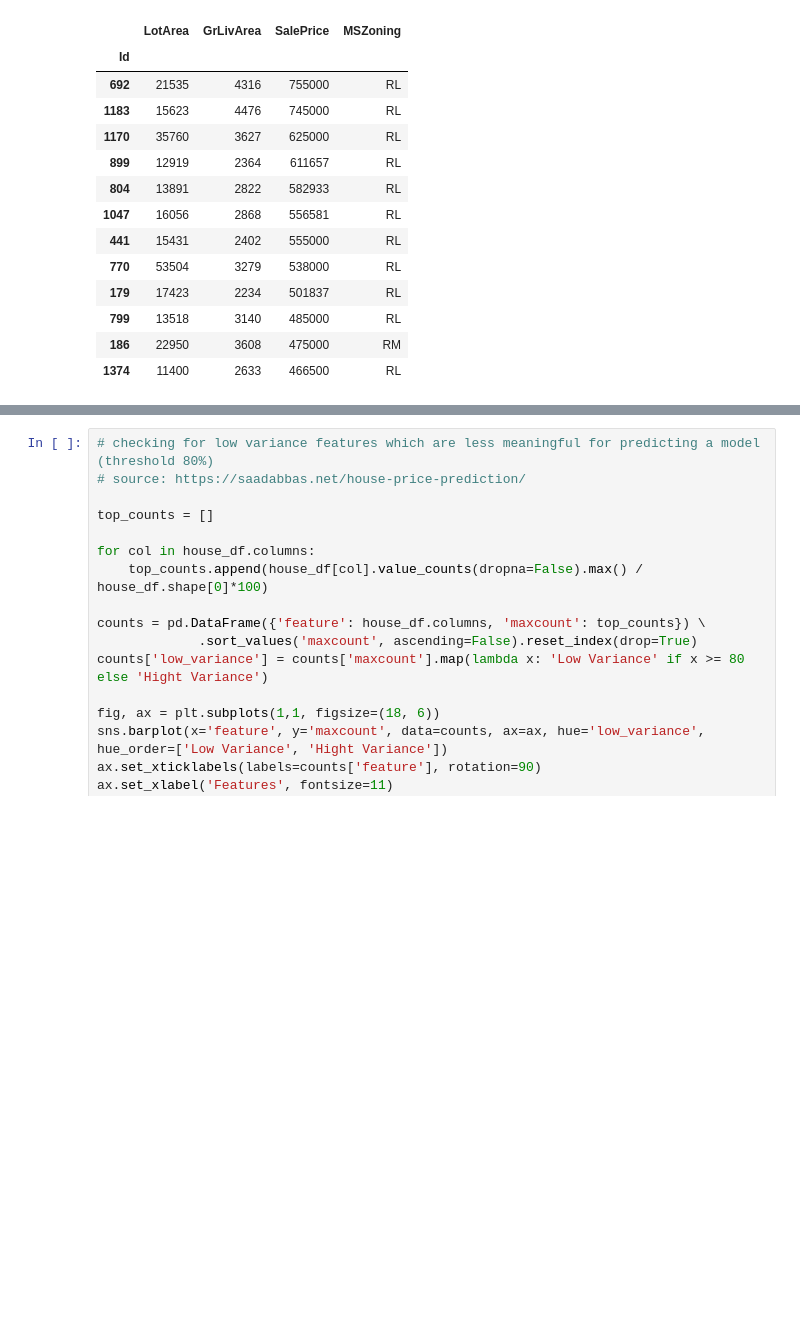
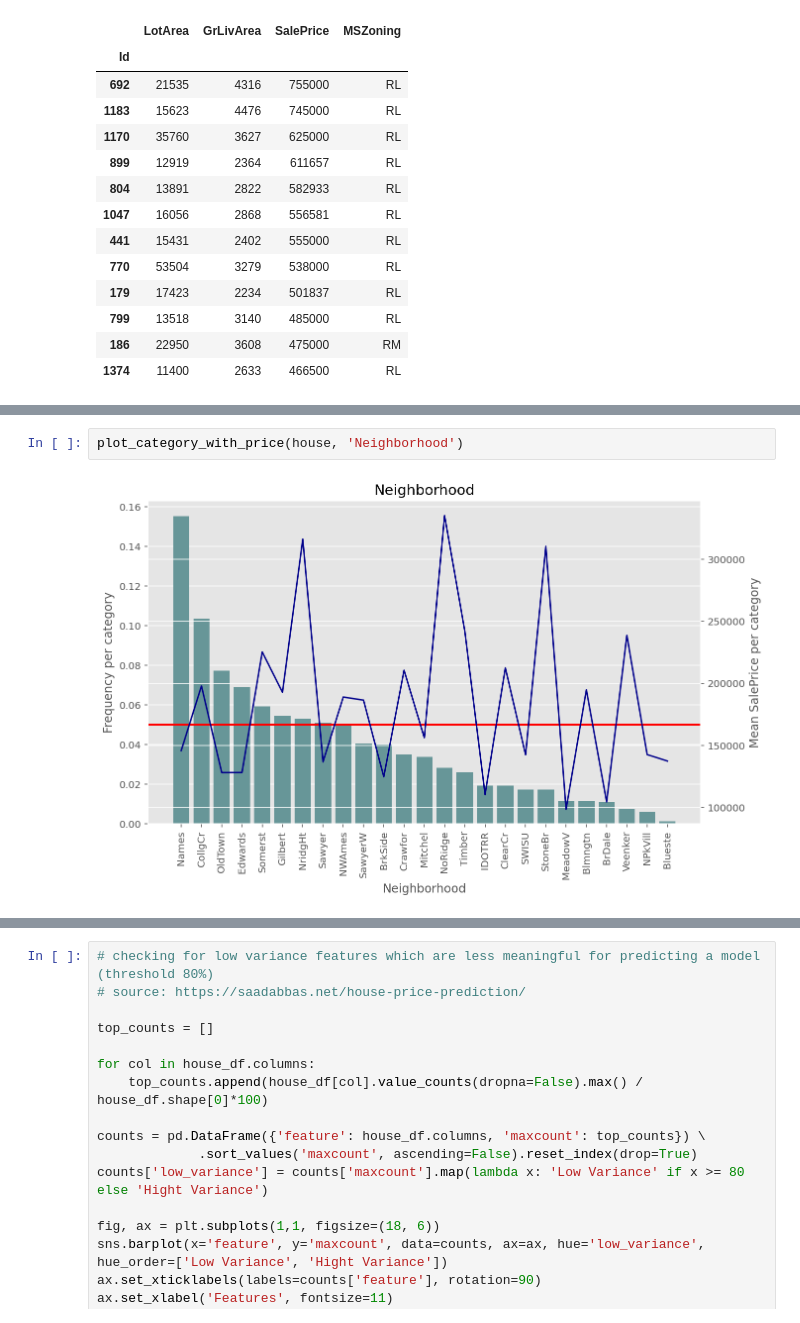
Before and after one commit to androi7/ds-mini-projects, a Jupyter notebook: House-Prices/House_Prices.ipynb, the cells around one changed output, grey strips where cells are left out. Drawn from its saved outputs; the diff is of its cells as text; blank space fills up the shorter version.

Commit message:
feat: add plot_category_with_price function to visualize and adjust rare categorical variables

```diff
--- a/House-Prices/House_Prices.ipynb
+++ b/House-Prices/House_Prices.ipynb
@@ -565,0 +639,4 @@ most_expensive_houses[['LotArea', 'GrLivArea', 'SalePrice', 'MSZoning']]
+# %%
+plot_category_with_price(house, 'Neighborhood')
+# %% [output]
+[figure, added]
```
Also changed, not shown: parts of 20 cells of this notebook.
